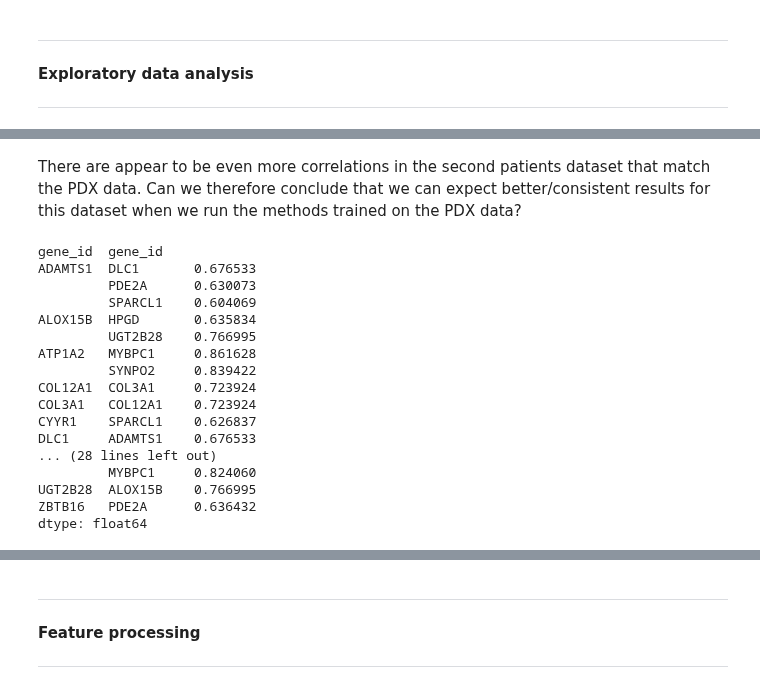
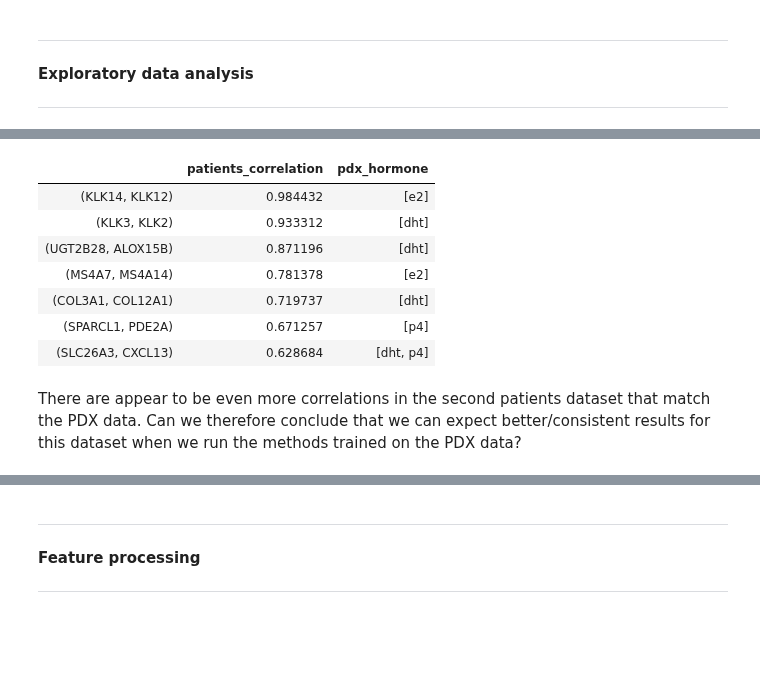
Before and after one commit to valentinoli/pdx, a Jupyter notebook: scripts/dataExploration.ipynb, the cells around one changed output, grey strips where cells are left out. Drawn from its saved outputs; the diff is of its cells as text; code cells hidden in the pictures; blank space fills up the shorter version.

```diff
--- a/scripts/dataExploration.ipynb
+++ b/scripts/dataExploration.ipynb
@@ -174,0 +111,32 @@ patients_corr[((patients_corr < -0.6) | (0.6 < patients_corr)) & (patients_corr
+# %%
+patients_genes_corr.index = patients_genes_corr.index.tolist()
+patients_genes_corr.name = "patients_correlation"
+# %%
+series = []
+
+for h in HORMONES:
+    # get all genes expressing hormone h
+    genes_h = genes_list[genes_list[h]]
+    glist = list(genes_h.genes)
+
+    num_genes = len(glist)
+
+    # Compute pairs of indices for the lower triangular part of a matrix
+    # of size (num_genes x num_genes), excluding the diagonal
+    # (we don't want to pair the genes to themselves)
+    tril_indices = np.tril_indices(num_genes, k=-1)
+    index_pairs = list(zip(tril_indices[0], tril_indices[1]))
+
+    # We map the list of index-pairs to all possible pairs of genes
+    pairs = [(glist[pair[0]], glist[pair[1]]) for pair in index_pairs]
+
+    # idx = pd.MultiIndex.from_tuples(genes_pairs)
+    series_h = pd.Series(data=h, index=pairs, name="pdx_hormone")
+    series.append(series_h)
+
+genes_pairs = pd.concat(series, sort=False).groupby(level=0).apply(list)
+# %%
+genes_matches = genes_pairs[genes_pairs.index.isin(patients_genes_corr.index)]
+# %%
+patients_genes_corr.sort_values(ascending=False, inplace=True)
+patients_genes_corr
@@ -175,26 +152,22 @@ patients_corr[((patients_corr < -0.6) | (0.6 < patients_corr)) & (patients_corr
+# %%
+(
+    pd.DataFrame(patients_genes_corr)
+    .join(genes_matches)
+)
+# %% [output]
+|  | patients_correlation | pdx_hormone |
+| (KLK14, KLK12) | 0.984432 | [e2] |
+| (KLK3, KLK2) | 0.933312 | [dht] |
+| (UGT2B28, ALOX15B) | 0.871196 | [dht] |
+| (MS4A7, MS4A14) | 0.781378 | [e2] |
+| (COL3A1, COL12A1) | 0.719737 | [dht] |
+| (SPARCL1, PDE2A) | 0.671257 | [p4] |
+| (SLC26A3, CXCL13) | 0.628684 | [dht, p4] |
 # %% [markdown]
 There are appear to be even more correlations in the second patients dataset that match the PDX data.
 Can we therefore conclude that we can expect better/consistent results for this dataset
 when we run the methods trained on the PDX data?
 # %%
 patients2_corr = patients2.corr()
-patients2_corr[((patients2_corr < -0.6) | (0.6 < patients2_corr)) & (patients2_corr != 1.0)].stack()
+patients2_corr = df_to_tril(patients2_corr)
-# %% [output]
-gene_id  gene_id
-ADAMTS1  DLC1       0.676533
-         PDE2A      0.630073
-         SPARCL1    0.604069
-ALOX15B  HPGD       0.635834
-         UGT2B28    0.766995
-ATP1A2   MYBPC1     0.861628
-         SYNPO2     0.839422
-COL12A1  COL3A1     0.723924
-COL3A1   COL12A1    0.723924
-CYYR1    SPARCL1    0.626837
-DLC1     ADAMTS1    0.676533
-... (28 lines left out)
-         MYBPC1     0.824060
-UGT2B28  ALOX15B    0.766995
-ZBTB16   PDE2A      0.636432
-dtype: float64
 # %%
```
Also changed, not shown: parts of 40 cells of this notebook, 4 other files.
